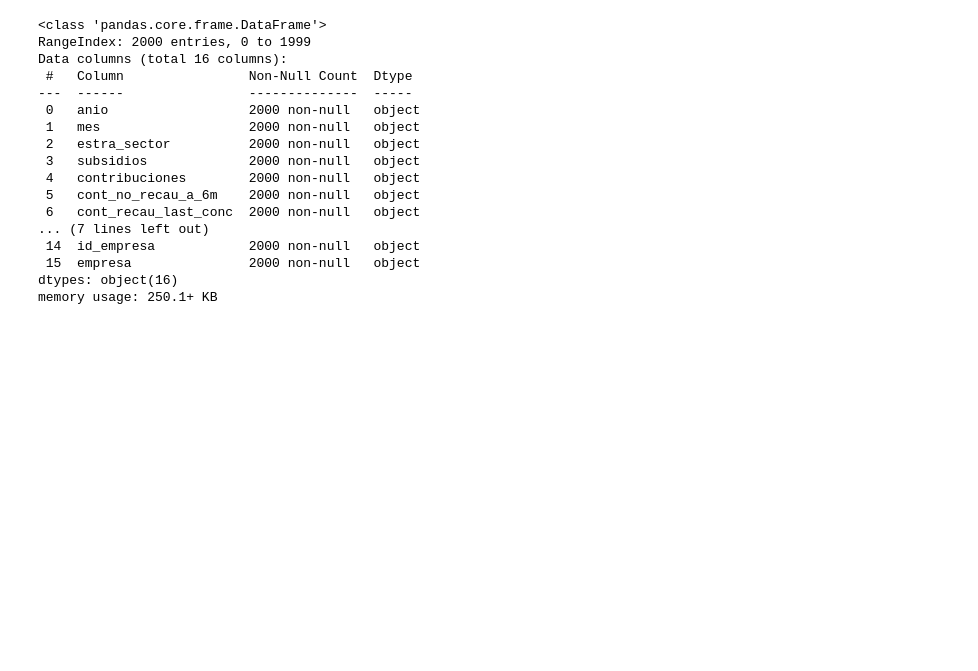
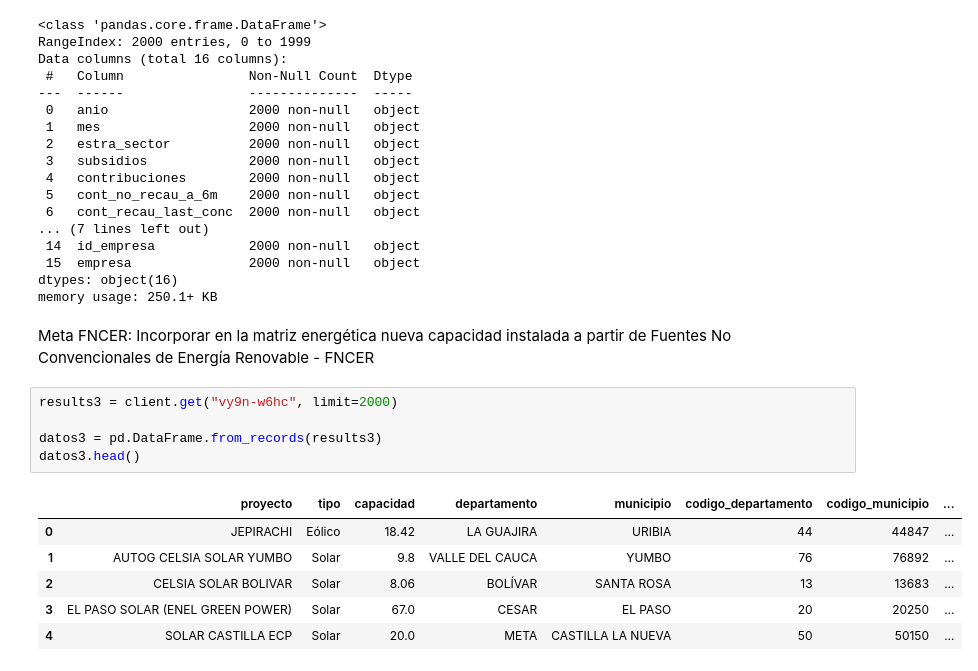
Before and after one commit to gluoneros/talentoTech, a Jupyter notebook: ProyectoFinal.ipynb, the cells around one changed output. Drawn from its saved outputs; the diff is of its cells as text; blank space fills up the shorter version.

```diff
--- a/ProyectoFinal.ipynb
+++ b/ProyectoFinal.ipynb
@@ -144,3 +147,17 @@ Data columns (total 16 columns):
  15  empresa               2000 non-null   object
 dtypes: object(16)
 memory usage: 250.1+ KB
+# %% [markdown]
+Meta FNCER: Incorporar en la matriz energética nueva capacidad instalada a partir de Fuentes No Convencionales de Energía Renovable - FNCER
+# %%
+results3 = client.get("vy9n-w6hc", limit=2000)
+
+datos3 = pd.DataFrame.from_records(results3)
+datos3.head()
+# %% [output]
+|  | proyecto | tipo | capacidad | departamento | municipio | codigo_departamento | codigo_municipio | ... |
+| 0 | JEPIRACHI | Eólico | 18.42 | LA GUAJIRA | URIBIA | 44 | 44847 | ... |
+| 1 | AUTOG CELSIA SOLAR YUMBO | Solar | 9.8 | VALLE DEL CAUCA | YUMBO | 76 | 76892 | ... |
+| 2 | CELSIA SOLAR BOLIVAR | Solar | 8.06 | BOLÍVAR | SANTA ROSA | 13 | 13683 | ... |
+| 3 | EL PASO SOLAR (ENEL GREEN POWER) | Solar | 67.0 | CESAR | EL PASO | 20 | 20250 | ... |
+| 4 | SOLAR CASTILLA ECP | Solar | 20.0 | META | CASTILLA LA NUEVA | 50 | 50150 | ... |
```
Also changed, not shown: parts of 10 cells of this notebook.
